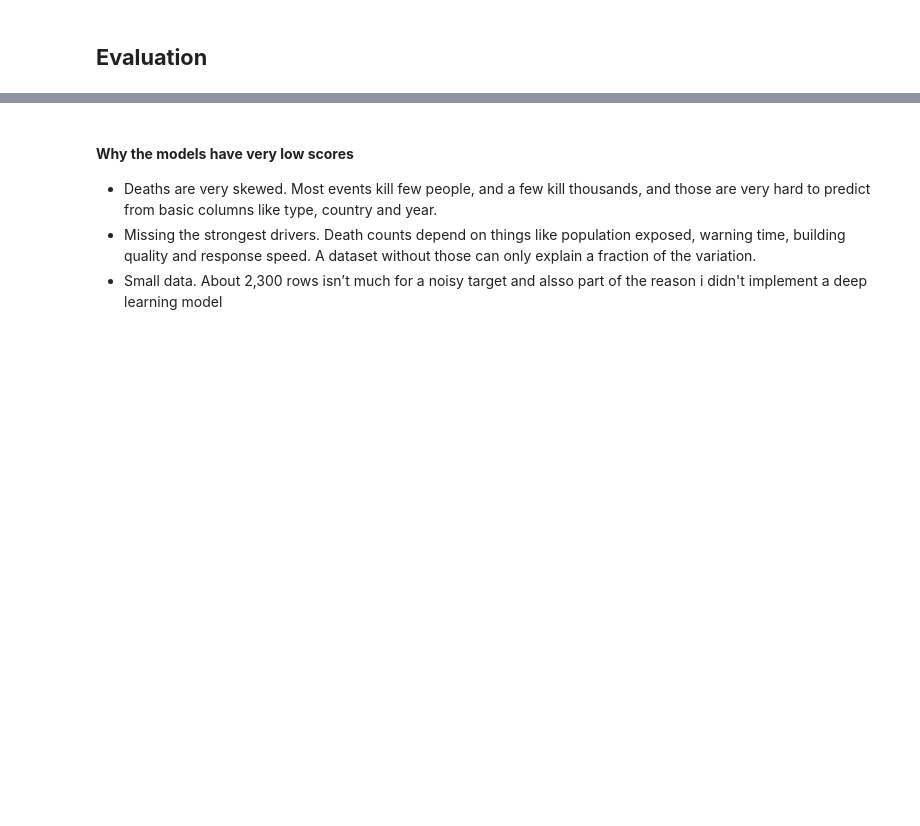
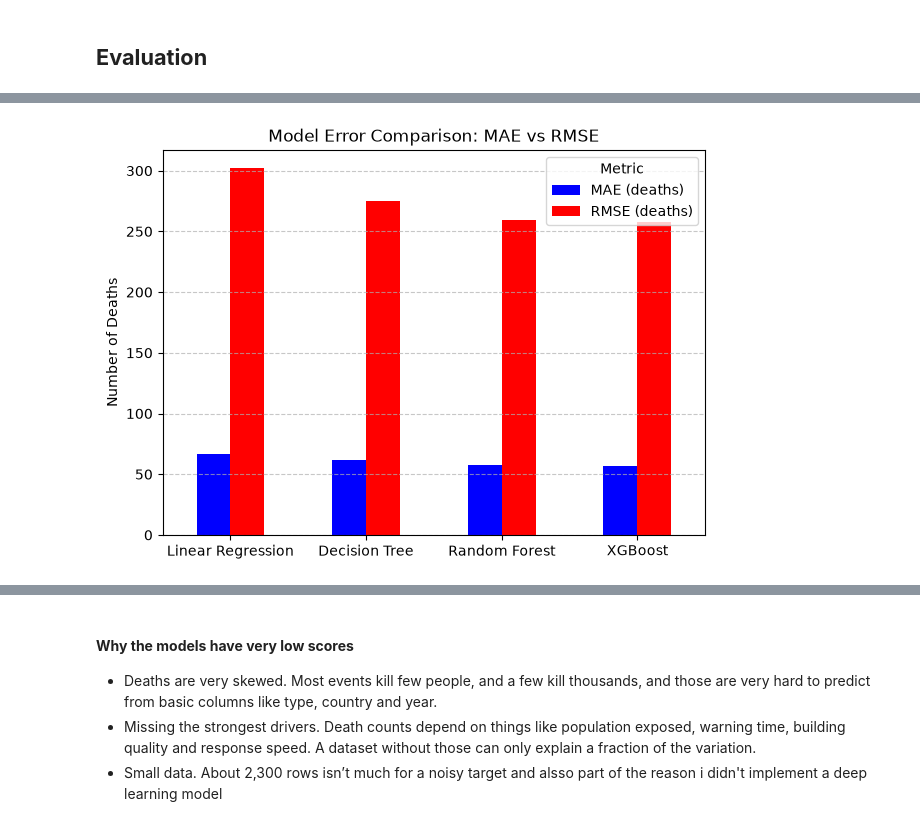
Before and after one commit to abelkk/Africa-Disaster-Impact-Predictor, a Jupyter notebook: noteboooks/app.ipynb, the cells around one changed output, grey strips where cells are left out. Cells and saved outputs as stored; diff of their text form; code cells hidden in the pictures; blank space fills up the shorter version.

```diff
--- a/noteboooks/app.ipynb
+++ b/noteboooks/app.ipynb
@@ -552,0 +569,17 @@ print(pd.DataFrame([xgb_results]).round(3))
+# %%
+results_data = {
+    'Model': ['Linear Regression', 'Decision Tree', 'Random Forest', 'XGBoost'],
+    'MAE (deaths)': [67.0, 62.1, 57.2, 57.0],
+    'RMSE (deaths)': [302.0, 274.7, 259.3, 257.8]
+}
+df_results = pd.DataFrame(results_data).set_index('Model')
+ax = df_results.plot(kind='bar', figsize=(7, 5), color=['blue', 'red'])
+plt.title('Model Error Comparison: MAE vs RMSE')
+plt.ylabel('Number of Deaths')
+plt.xlabel('')
+plt.xticks(rotation=0)
+plt.legend(title='Metric')
+plt.grid(axis='y', linestyle='--', alpha=0.7)
+plt.show()
+# %% [output]
+[figure, added]
```
Also changed, not shown: parts of 9 cells of this notebook, 4 other files.
